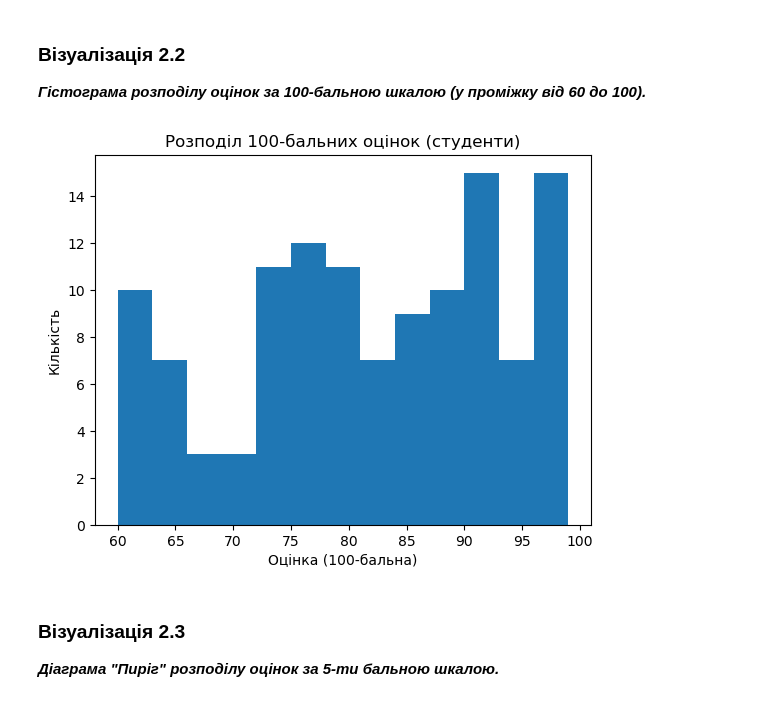
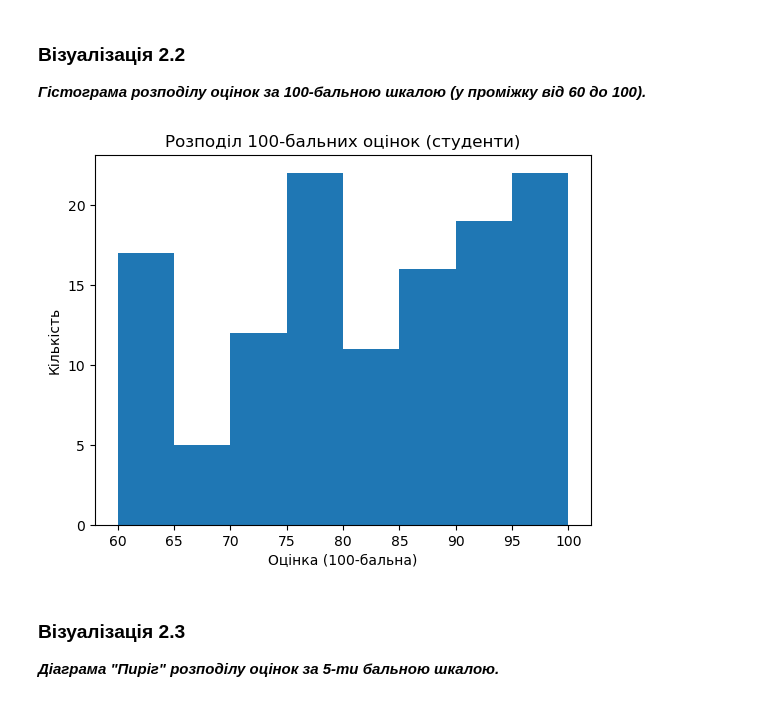
Before and after one commit to kshchuk/uni, a Jupyter notebook: 8-sem/MIS/Lab-2.ipynb, the cells around one changed output. Saved outputs shown, nothing was run; the diff lists cells and outputs as text; code cells hidden in the pictures.

```diff
--- a/8-sem/MIS/Lab-2.ipynb
+++ b/8-sem/MIS/Lab-2.ipynb
@@ -292,15 +292,15 @@ _**Гістограма розподілу оцінок за 100-бальною
 # %%
 scores_100 = df_students["100_score"].dropna()
 scores_100 = scores_100[(scores_100 >= 60) & (scores_100 <= 100)]
 
 plt.figure()
-plt.hist(scores_100, bins=range(60, 101, 3))  # діапазон 60..100, крок 5
+plt.hist(scores_100, bins=range(60, 101, 5))  # діапазон 60..100, крок 5
 plt.title("Розподіл 100-бальних оцінок (студенти)")
 plt.xlabel("Оцінка (100-бальна)")
 plt.ylabel("Кількість")
 plt.show()
 # %% [output]
-[figure, old version]
+[figure, new version]
 # %% [markdown]
 ### Візуалізація 2.3
 
```
Also changed, not shown: parts of 3 cells of this notebook, 7 other files.
